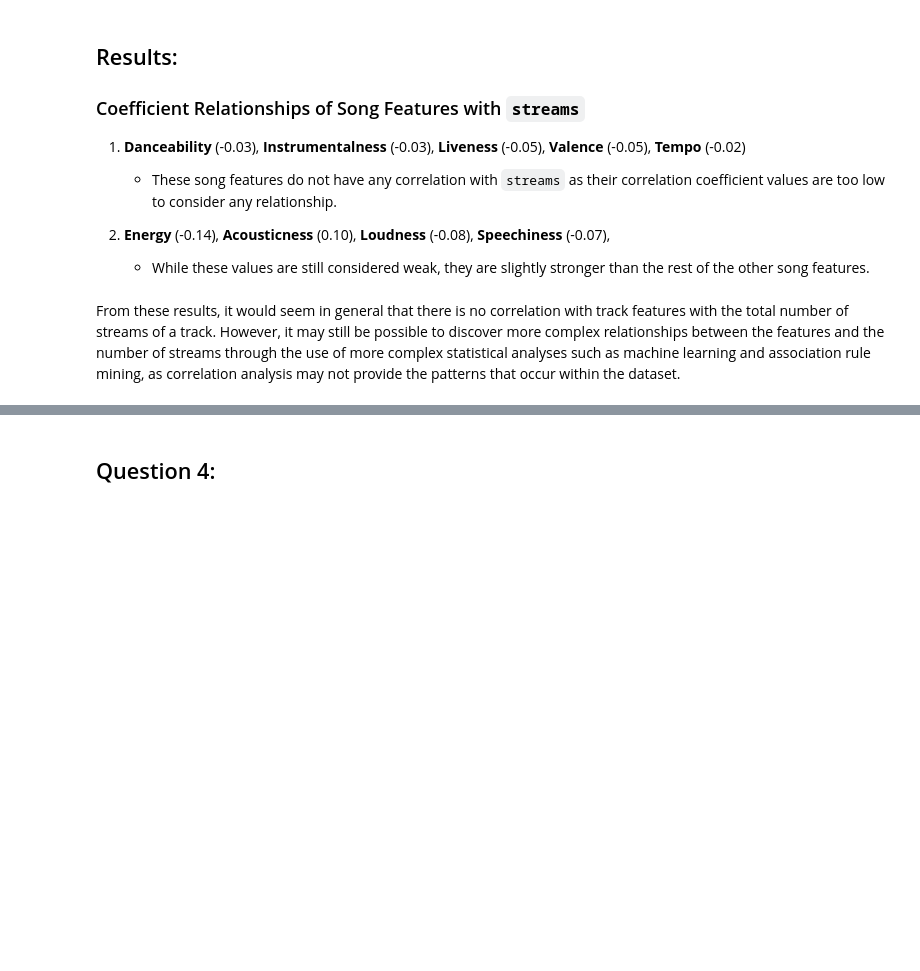
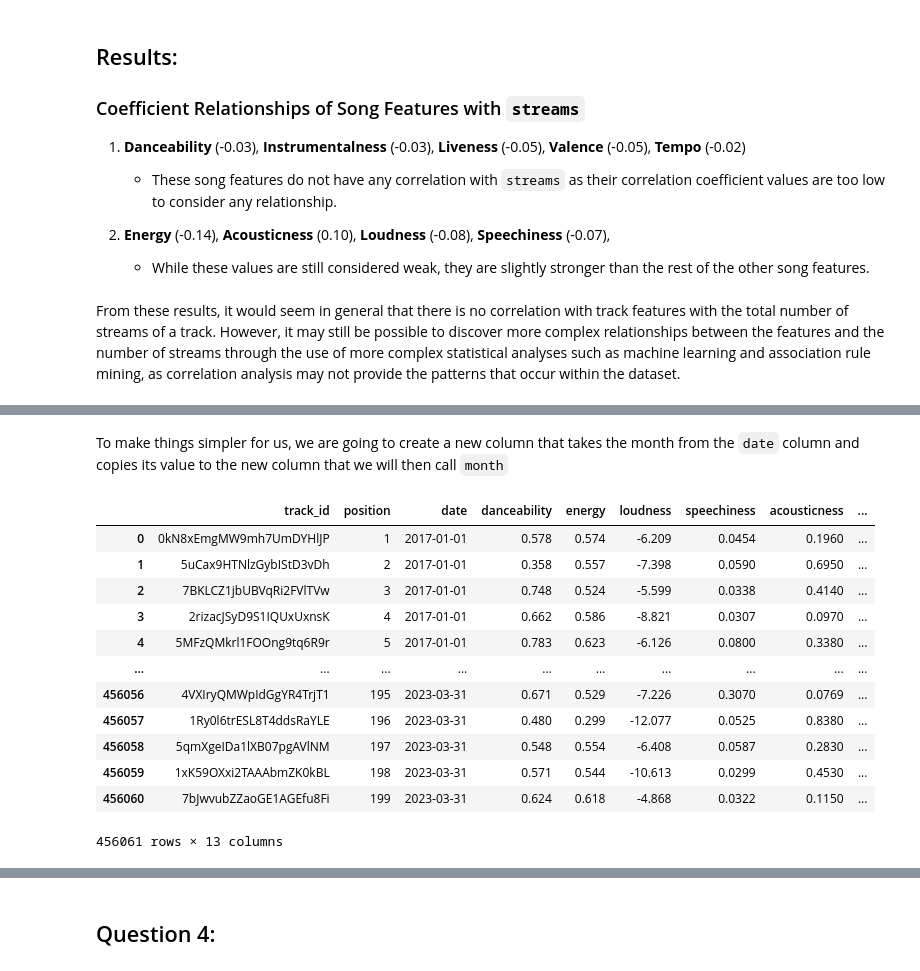
Before and after one commit to ADichoso/CSMODEL-Project-XX22-G1, a Jupyter notebook: SpotifyDataset.ipynb, the cells around one changed output, grey strips where cells are left out. Drawn from its saved outputs; the diff is of its cells as text; code cells hidden in the pictures; blank space fills up the shorter version.

```diff
--- a/SpotifyDataset.ipynb
+++ b/SpotifyDataset.ipynb
@@ -869,0 +862,3 @@ per month, see top 200 and check which song features are prevalent/trending
+# %%
+monthly_200_df = charts_tracks_df[['track_id', 'danceability', 'energy', 'loudness', 'speechiness', 'acousticness', 'instrumentalness', 'liveness', 'valence', 'tempo']]
+monthly_200_df
@@ -869,0 +912,19 @@ per month, see top 200 and check which song features are prevalent/trending
+# %% [markdown]
+To make things simpler for us, we are going to create a new column that takes the month from the `date` column and copies its value to the new column that we will then call `month`
+# %%
+combine_200_df['month'] = combine_200_df['date'].dt.month
+combine_200_df
+# %% [output]
+|  | track_id | position | date | danceability | energy | loudness | speechiness | acousticness | ... |
+| 0 | 0kN8xEmgMW9mh7UmDYHlJP | 1 | 2017-01-01 | 0.578 | 0.574 | -6.209 | 0.0454 | 0.1960 | ... |
+| 1 | 5uCax9HTNlzGybIStD3vDh | 2 | 2017-01-01 | 0.358 | 0.557 | -7.398 | 0.0590 | 0.6950 | ... |
+| 2 | 7BKLCZ1jbUBVqRi2FVlTVw | 3 | 2017-01-01 | 0.748 | 0.524 | -5.599 | 0.0338 | 0.4140 | ... |
+| 3 | 2rizacJSyD9S1IQUxUxnsK | 4 | 2017-01-01 | 0.662 | 0.586 | -8.821 | 0.0307 | 0.0970 | ... |
+| 4 | 5MFzQMkrl1FOOng9tq6R9r | 5 | 2017-01-01 | 0.783 | 0.623 | -6.126 | 0.0800 | 0.3380 | ... |
+| ... | ... | ... | ... | ... | ... | ... | ... | ... | ... |
+| 456056 | 4VXIryQMWpIdGgYR4TrjT1 | 195 | 2023-03-31 | 0.671 | 0.529 | -7.226 | 0.3070 | 0.0769 | ... |
+| 456057 | 1Ry0l6trESL8T4ddsRaYLE | 196 | 2023-03-31 | 0.480 | 0.299 | -12.077 | 0.0525 | 0.8380 | ... |
+| 456058 | 5qmXgeIDa1lXB07pgAVlNM | 197 | 2023-03-31 | 0.548 | 0.554 | -6.408 | 0.0587 | 0.2830 | ... |
+| 456059 | 1xK59OXxi2TAAAbmZK0kBL | 198 | 2023-03-31 | 0.571 | 0.544 | -10.613 | 0.0299 | 0.4530 | ... |
+| 456060 | 7bJwvubZZaoGE1AGEfu8Fi | 199 | 2023-03-31 | 0.624 | 0.618 | -4.868 | 0.0322 | 0.1150 | ... |
+456061 rows × 13 columns
```
Also changed, not shown: parts of 19 cells of this notebook.
